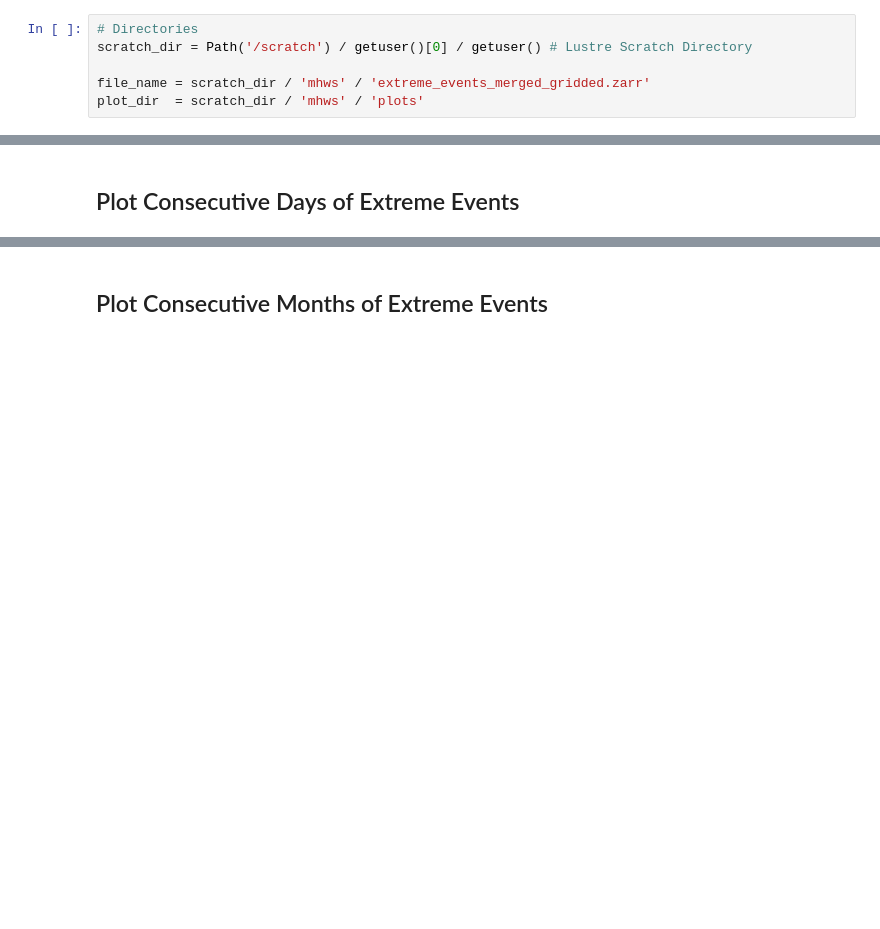
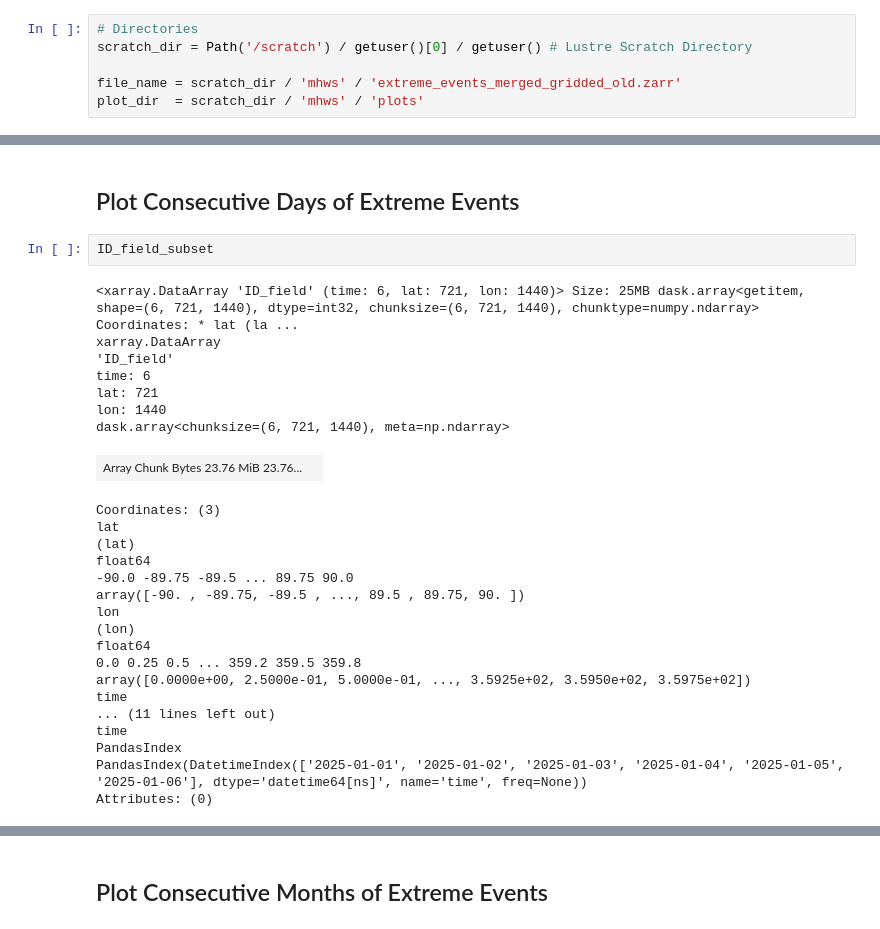
Before and after one commit to wienkers/marEx, a Jupyter notebook: examples/gridded data/03_visualise_events.ipynb, the cells around one changed output, grey strips where cells are left out. Saved outputs shown, nothing was run; the diff lists cells and outputs as text; blank space fills up the shorter version.

```diff
--- a/examples/gridded data/03_visualise_events.ipynb
+++ b/examples/gridded data/03_visualise_events.ipynb
@@ -15,7 +16,7 @@ import marEx.helper as hpc
 # Directories
 scratch_dir = Path('/scratch') / getuser()[0] / getuser() # Lustre Scratch Directory
 
-file_name = scratch_dir / 'mhws' / 'extreme_events_merged_gridded.zarr'
+file_name = scratch_dir / 'mhws' / 'extreme_events_merged_gridded_old.zarr'
 plot_dir  = scratch_dir / 'mhws' / 'plots'
 # %%
 # Start Dask Cluster
@@ -58,3 +101,31 @@ ID_field_subset.plotX.animate(configplot_dir=plot_dir, file_name='movie_ID_field
 </video>
 # %% [markdown]
 ## Plot Consecutive Days of Extreme Events
+# %%
+ID_field_subset
+# %% [output]
+<xarray.DataArray 'ID_field' (time: 6, lat: 721, lon: 1440)> Size: 25MB dask.array<getitem, shape=(6, 721, 1440), dtype=int32, chunksize=(6, 721, 1440), chunktype=numpy.ndarray> Coordinates: * lat (la ...
+xarray.DataArray
+'ID_field'
+time: 6
+lat: 721
+lon: 1440
+dask.array<chunksize=(6, 721, 1440), meta=np.ndarray>
+| Array Chunk Bytes 23.76 MiB 23.76... |  |
+Coordinates: (3)
+lat
+(lat)
+float64
+-90.0 -89.75 -89.5 ... 89.75 90.0
+array([-90. , -89.75, -89.5 , ..., 89.5 , 89.75, 90. ])
+lon
+(lon)
+float64
+0.0 0.25 0.5 ... 359.2 359.5 359.8
+array([0.0000e+00, 2.5000e-01, 5.0000e-01, ..., 3.5925e+02, 3.5950e+02, 3.5975e+02])
+time
+... (11 lines left out)
+time
+PandasIndex
+PandasIndex(DatetimeIndex(['2025-01-01', '2025-01-02', '2025-01-03', '2025-01-04', '2025-01-05', '2025-01-06'], dtype='datetime64[ns]', name='time', freq=None))
+Attributes: (0)
```
Also changed, not shown: parts of 7 cells of this notebook, 10 other files.
